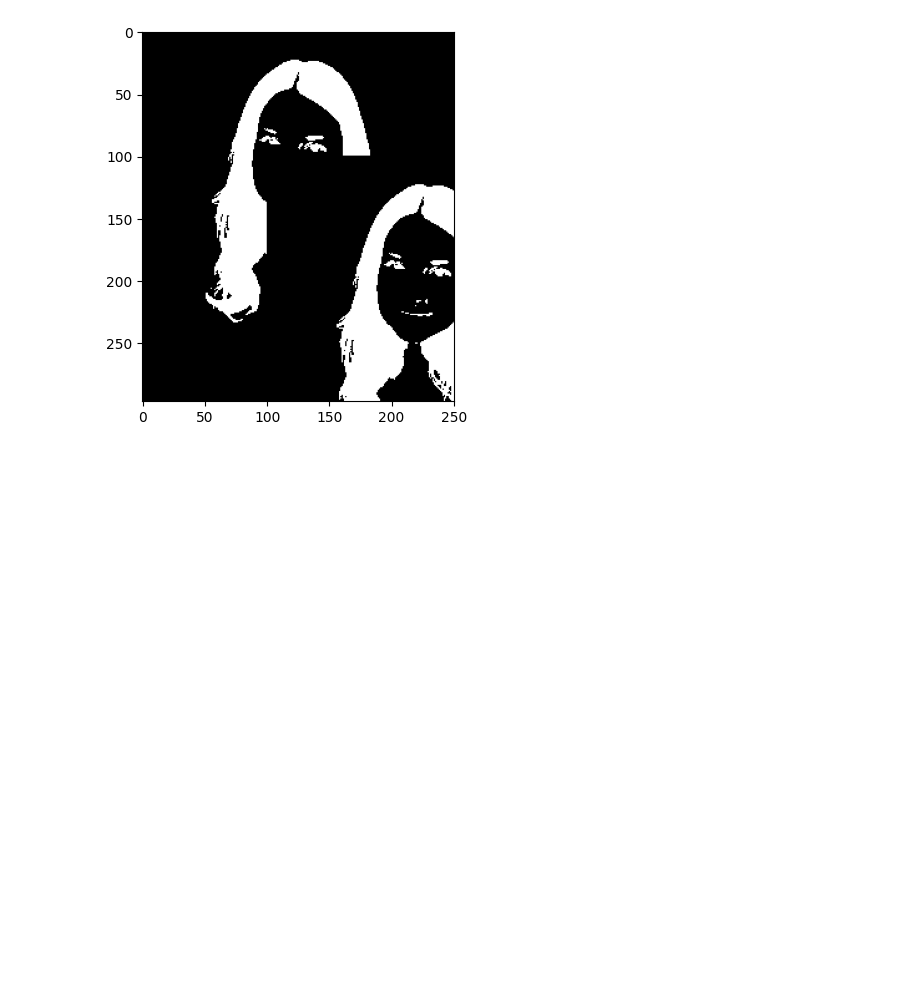
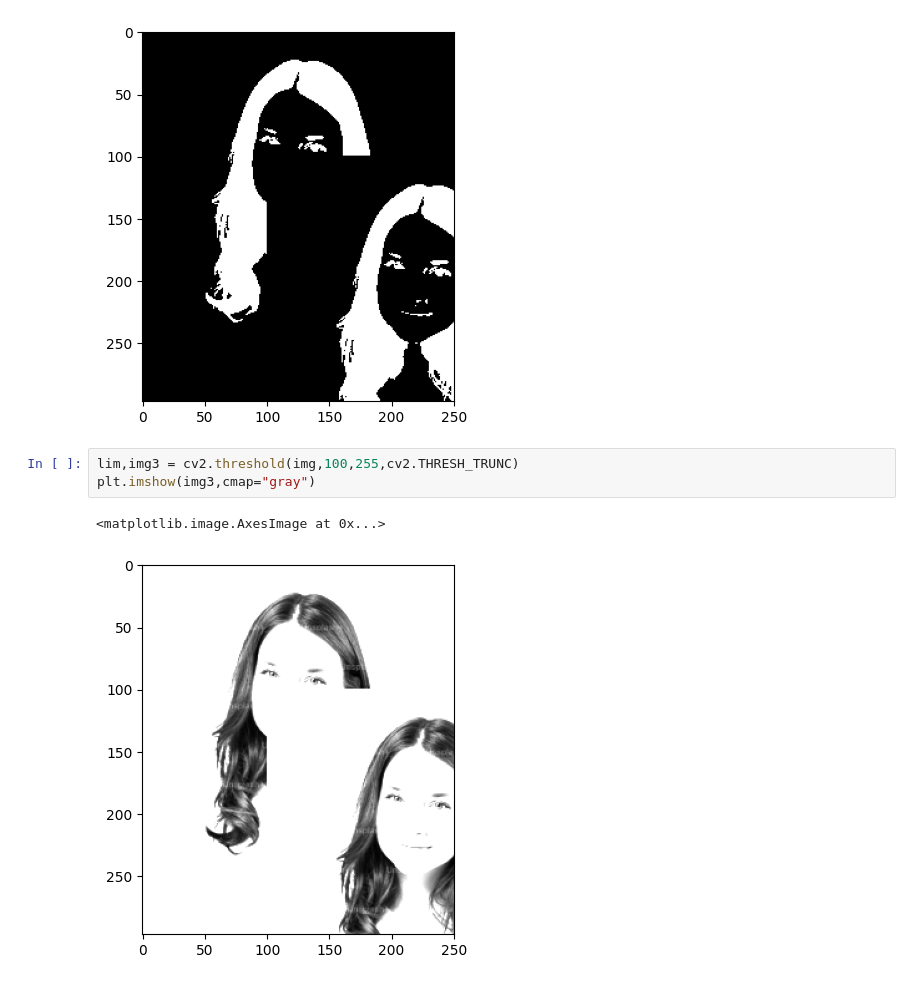
Before and after one commit to amnanaseerr/Thresholding, a Jupyter notebook: Thresholding.ipynb, the cells around one changed output. Saved outputs shown, nothing was run; the diff lists cells and outputs as text; blank space fills up the shorter version.

```diff
--- a/Thresholding.ipynb
+++ b/Thresholding.ipynb
@@ -37,3 +37,9 @@ plt.imshow(img2,cmap="gray")
 # %% [output]
 <matplotlib.image.AxesImage at 0x...>
 [figure]
+# %%
+lim,img3 = cv2.threshold(img,100,255,cv2.THRESH_TRUNC)
+plt.imshow(img3,cmap="gray")
+# %% [output]
+<matplotlib.image.AxesImage at 0x...>
+[figure, added]
```
Also changed, not shown: parts of 2 cells of this notebook.
